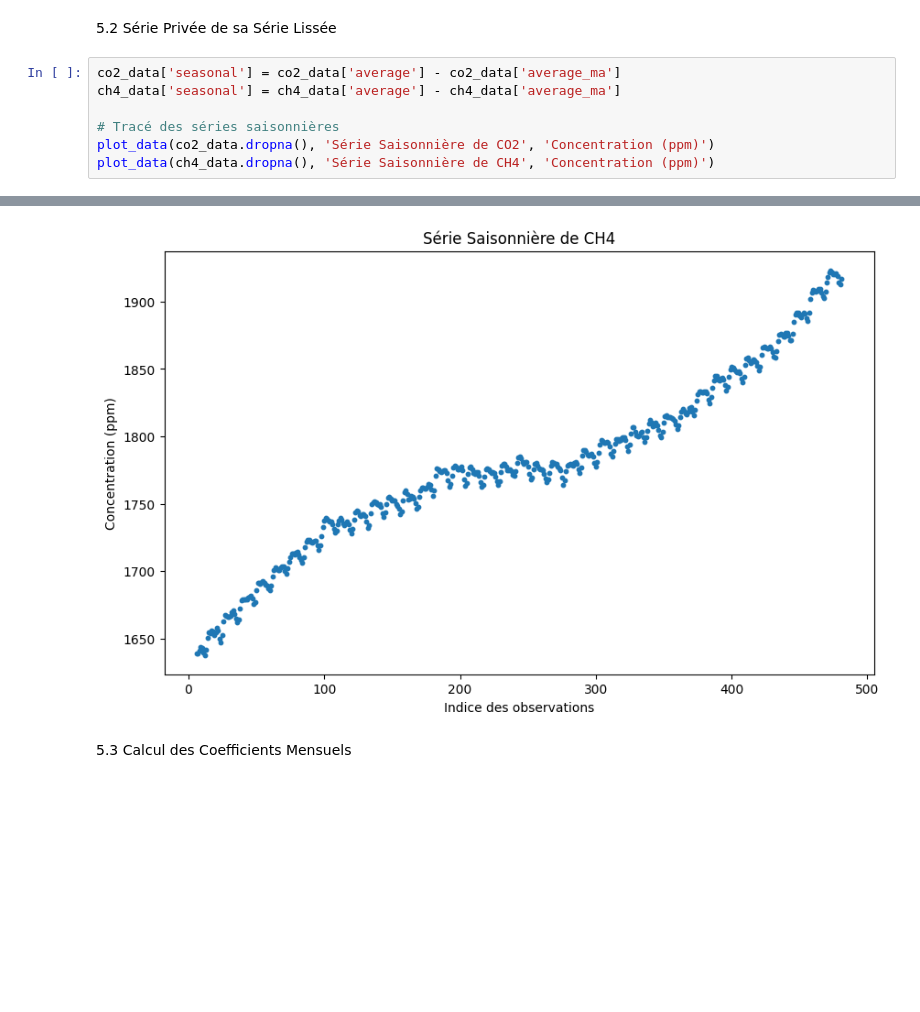
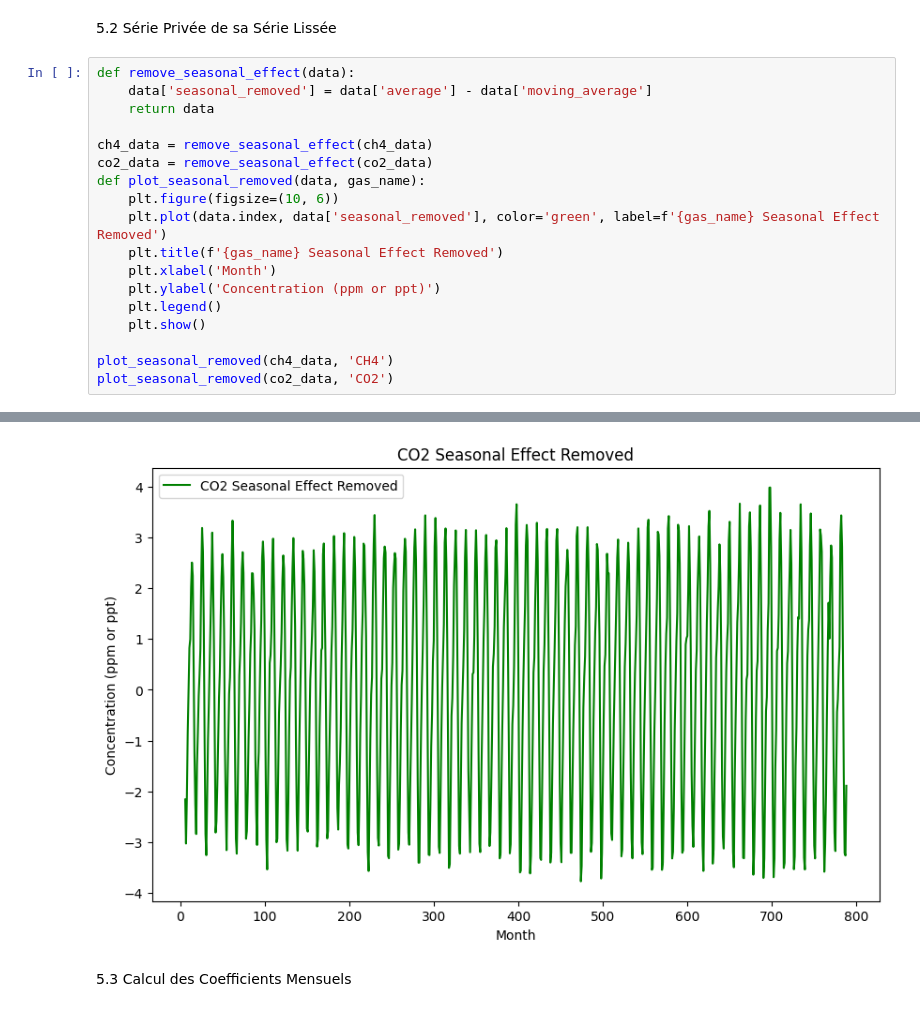
Before and after one commit to yorel-D/2STAT, a Jupyter notebook: 2STAT.ipynb, the cells around one changed output, grey strips where cells are left out. Cells and saved outputs as stored; diff of their text form; blank space fills up the shorter version.

```diff
--- a/2STAT.ipynb
+++ b/2STAT.ipynb
@@ -148,10 +156,21 @@ plot_data(ch4_data, 'Moyenne Mobile de CH4', 'Concentration (ppm)')
 # %% [markdown]
 5.2 Série Privée de sa Série Lissée
 # %%
-co2_data['seasonal'] = co2_data['average'] - co2_data['average_ma']
-ch4_data['seasonal'] = ch4_data['average'] - ch4_data['average_ma']
+def remove_seasonal_effect(data):
+    data['seasonal_removed'] = data['average'] - data['moving_average']
+    return data
 
-# Tracé des séries saisonnières
-plot_data(co2_data.dropna(), 'Série Saisonnière de CO2', 'Concentration (ppm)')
-plot_data(ch4_data.dropna(), 'Série Saisonnière de CH4', 'Concentration (ppm)')
+ch4_data = remove_seasonal_effect(ch4_data)
+co2_data = remove_seasonal_effect(co2_data)
+def plot_seasonal_removed(data, gas_name):
+    plt.figure(figsize=(10, 6))
+    plt.plot(data.index, data['seasonal_removed'], color='green', label=f'{gas_name} Seasonal Effect Removed')
+    plt.title(f'{gas_name} Seasonal Effect Removed')
+    plt.xlabel('Month')
+    plt.ylabel('Concentration (ppm or ppt)')
+    plt.legend()
+    plt.show()
+
+plot_seasonal_removed(ch4_data, 'CH4')
+plot_seasonal_removed(co2_data, 'CO2')
 # %% [output]
@@ -159,4 +178,4 @@ plot_data(ch4_data.dropna(), 'Série Saisonnière de CH4', 'Concentration (ppm)'
-[figure, old version]
+[figure, new version]
 # %% [markdown]
 5.3 Calcul des Coefficients Mensuels
 # %%
```
Also changed, not shown: parts of 35 cells of this notebook.
